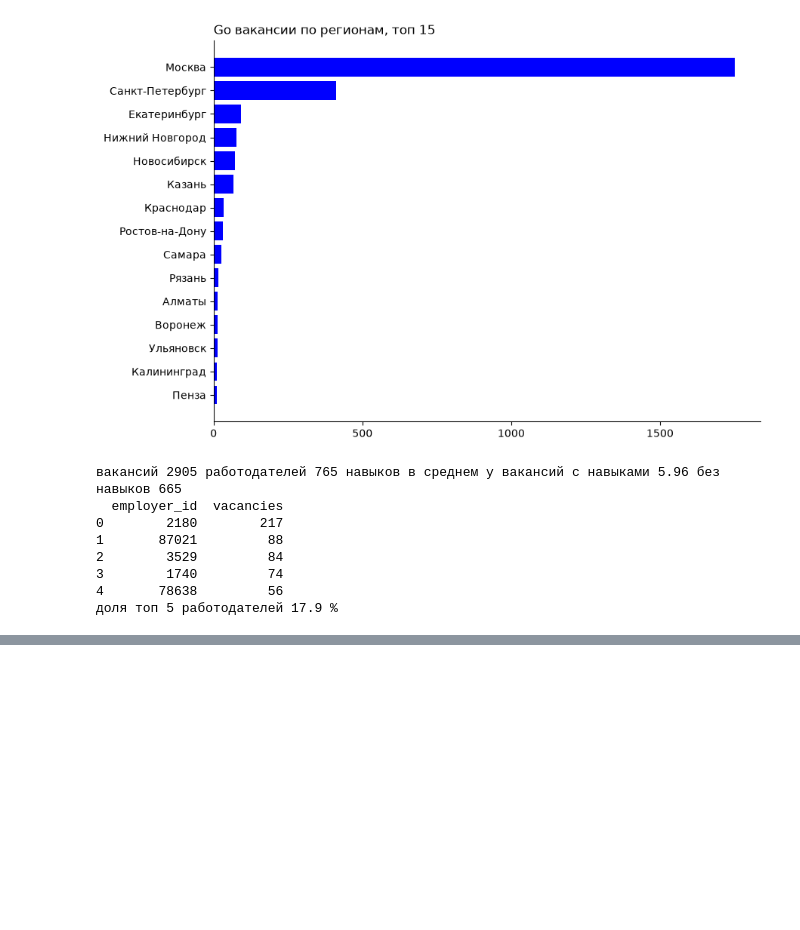
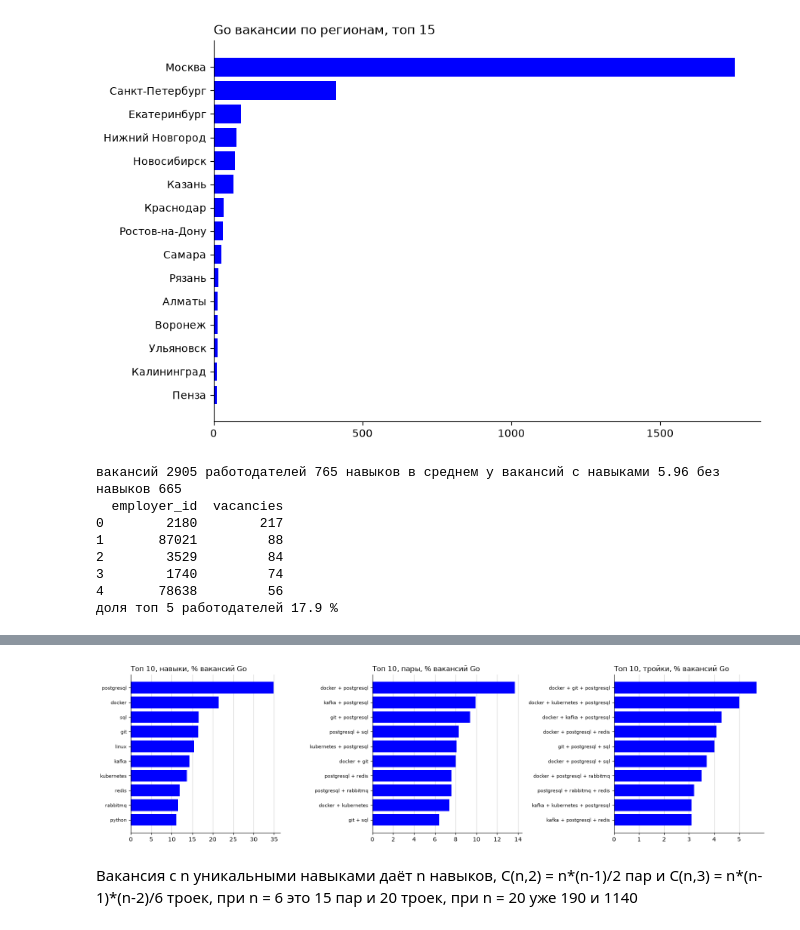
Before and after one commit to shlaapnik/EngData, a Jupyter notebook: MapReduce/mapreduce.ipynb, the cells around one changed output, grey strips where cells are left out. Saved outputs shown, nothing was run; the diff lists cells and outputs as text; code cells hidden in the pictures; blank space fills up the shorter version.

```diff
--- a/MapReduce/mapreduce.ipynb
+++ b/MapReduce/mapreduce.ipynb
@@ -748,0 +776,3 @@ print("доля топ 5 работодателей", round(100 * top_employers[
+# %%
+%%measure 3 Polars CSV
+polars_summary, polars_rows = polars_job.run("csv", out_prefix="results/polars")
@@ -748,0 +788,5 @@ print("доля топ 5 работодателей", round(100 * top_employers[
+# %%
+fresh_start()
+crash_summary, _ = mapreduce_job.run("csv", fail=120)
+print("перезапуски (таск: попыток):", crash_summary["retried"])
+print("результат совпал с обычным прогоном:", crash_summary["sha256"] == mr_summary["sha256"], "время", crash_summary["total_s"], "с")
@@ -748,0 +799,11 @@ print("доля топ 5 работодателей", round(100 * top_employers[
+# %%
+for size in (1, 2, 3):
+    reference = dict(mr_rows[size])
+
+    for label, rows in [("DuckDB", duck_rows), ("Polars", polars_rows)]:
+        other = dict(rows[size])
+        only_mr = len(set(reference) - set(other))
+        only_other = len(set(other) - set(reference))
+        different = sum(1 for key in reference if key in other and reference[key] != other[key])
+        print("k =", size, "MapReduce и", label, ": ключей", len(reference), "и", len(other), "| только в MapReduce", only_mr,
+              "| только в", label, only_other, "| разные частоты", different)
@@ -748,0 +864,11 @@ print("доля топ 5 работодателей", round(100 * top_employers[
+# %%
+top_tables = {}
+
+for size in (1, 2, 3):
+    without_go = [(combo, count) for combo, count in mr_rows[size] if "go" not in combo][:10]
+    top_tables[size] = pd.DataFrame({"сочетание": [" + ".join(combo) for combo, _ in without_go],
+                                     "вакансий": [count for _, count in without_go]})
+
+    top_tables[size]["доля, %"] = (100 * top_tables[size]["вакансий"] / mr_summary["variant_vacancies"]).round(1)
+    print(top_tables[size])
+    print()
@@ -748,0 +893,18 @@ print("доля топ 5 работодателей", round(100 * top_employers[
+# %%
+figure, axes = plt.subplots(1, 3, figsize=(16, 4.5))
+
+for axis, size, title in zip(axes, (1, 2, 3), ("навыки", "пары", "тройки")):
+    table = top_tables[size][::-1]
+    axis.barh(table["сочетание"], table["доля, %"], color=BLUE)
+    axis.set_title("Топ 10, " + title + ", % вакансий Go", loc="left")
+    axis.tick_params(axis="y", labelsize=8)
+    axis.grid(axis="x", color="lightgray")
+    axis.set_axisbelow(True)
+
+figure.tight_layout()
+figure.savefig(OUT / "top_combos.png", dpi=150)
+plt.show()
+# %% [output]
+[figure, added]
+# %% [markdown]
+Вакансия с n уникальными навыками даёт n навыков, C(n,2) = n*(n-1)/2 пар и C(n,3) = n*(n-1)*(n-2)/6 троек, при n = 6 это 15 пар и 20 троек, при n = 20 уже 190 и 1140
```
Also changed, not shown: parts of 15 cells of this notebook, 2 other files.
